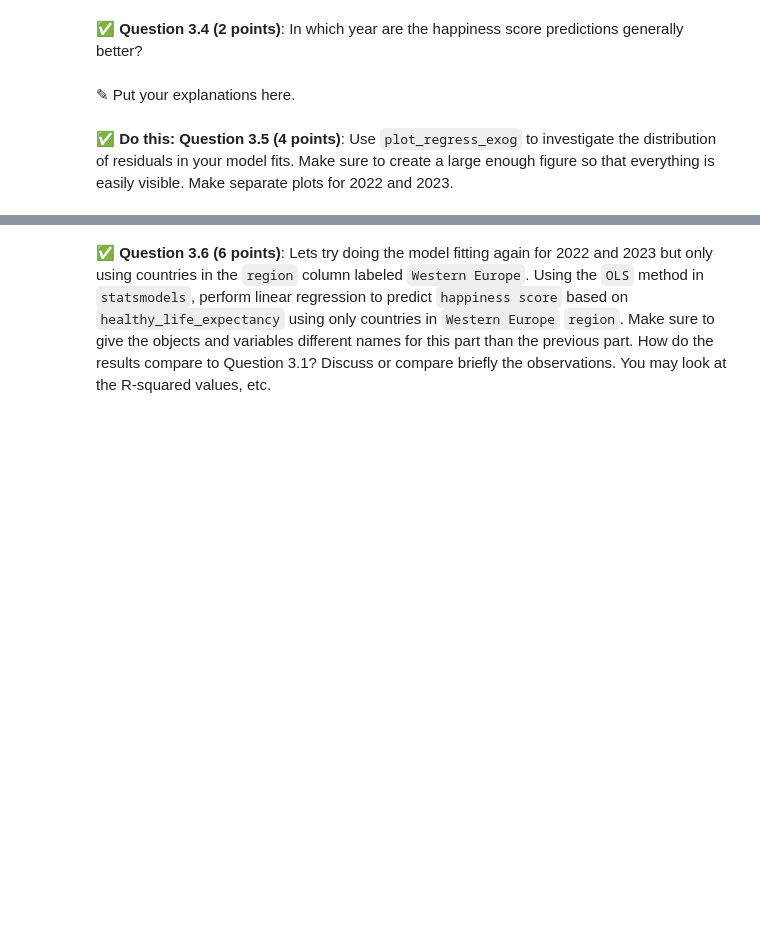
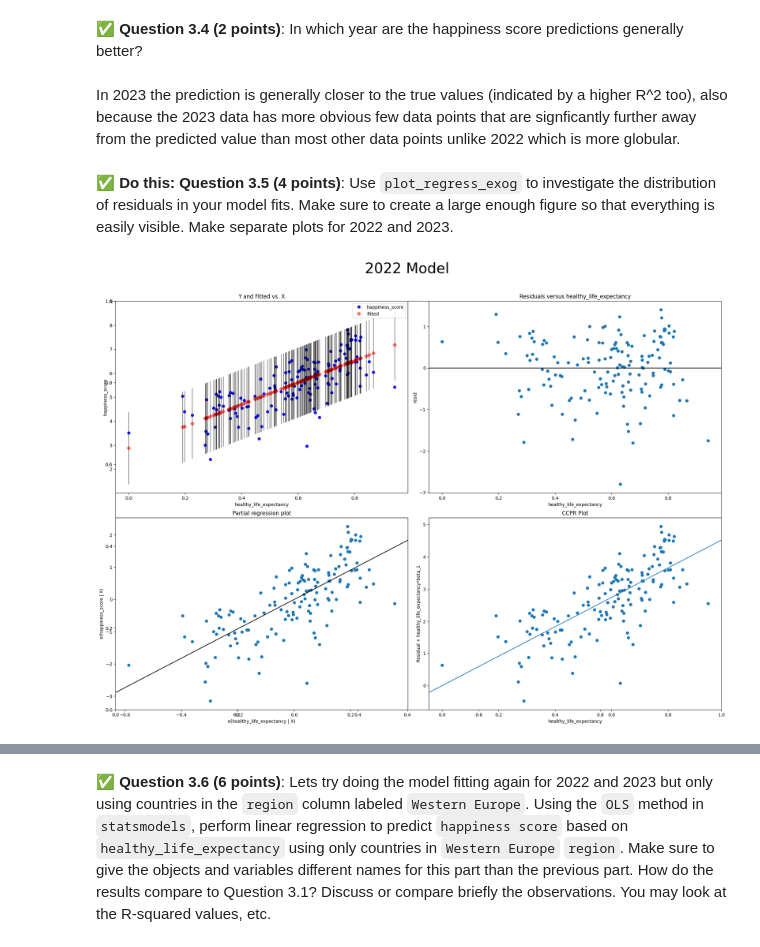
Before and after one commit to Confusedphoton/CMSE202-s24-turnin, a Jupyter notebook: hw-03/HW-03_Regression-S24-STUDENT.ipynb, the cells around one changed output, grey strips where cells are left out. Saved outputs shown, nothing was run; the diff lists cells and outputs as text; code cells hidden in the pictures; blank space fills up the shorter version.

```diff
--- a/hw-03/HW-03_Regression-S24-STUDENT.ipynb
+++ b/hw-03/HW-03_Regression-S24-STUDENT.ipynb
@@ -194,6 +227,6 @@ In this part, we'll perform some one-variable linear regression analysis on the
 # %% [markdown]
 &#9989;  **Question 3.4 (2 points)**: In which year are the happiness score predictions generally better?
-# %% [markdown]
-<font size=+3>&#9998;</font> Put your explanations here.
+# %% [markdown]
+In 2023 the prediction is generally closer to the true values (indicated by a higher R^2 too), also because the 2023 data has more obvious few data points that are signficantly further away from the predicted value than most other data points unlike 2022 which is more globular.
 # %% [markdown]
 **&#9989; Do this:** **Question 3.5 (4 points)**: Use `plot_regress_exog` to investigate the distribution of residuals in your model fits. Make sure to create a large enough figure so that everything is easily visible. Make separate plots for 2022 and 2023.
@@ -201,0 +233,8 @@ In this part, we'll perform some one-variable linear regression analysis on the
+# %%
+# Put code here.
+fig, ax = plt.subplots(figsize=(20, 15))
+sm.graphics.plot_regress_exog(results_22, 1, fig=fig)
+fig.suptitle('2022 Model', fontsize=32)
+plt.show()
+# %% [output]
+[figure, added]
```
Also changed, not shown: parts of 19 cells of this notebook.
